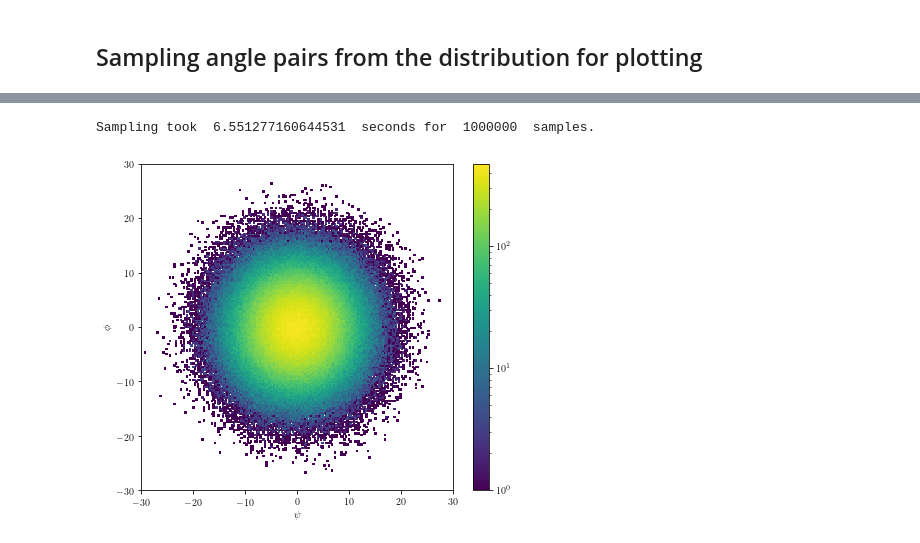
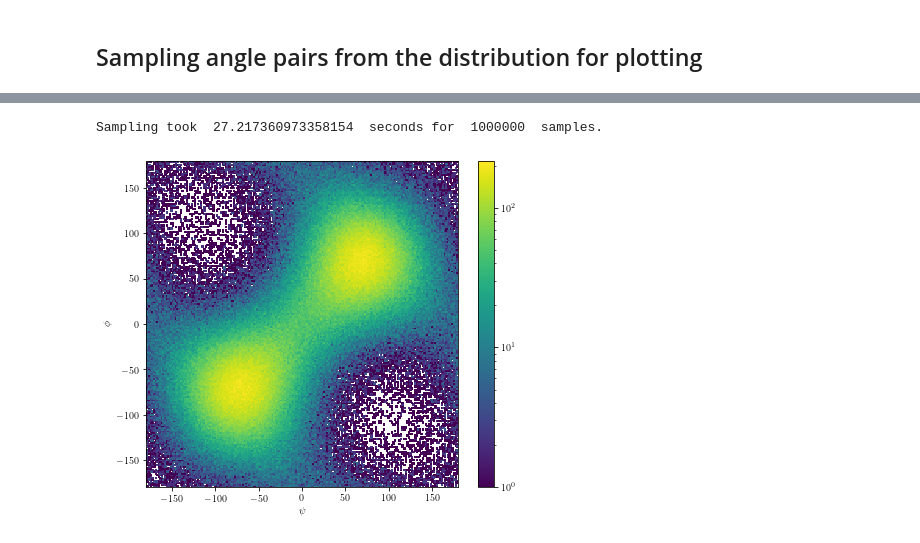
Before and after one commit to teemuronkko/Bioinformatics_Project, a Jupyter notebook: Univariate and Bivariate Von Mises Distributions Numpyro.ipynb, the cells around one changed output, grey strips where cells are left out. Cells and saved outputs as stored; diff of their text form; code cells hidden in the pictures.

```diff
--- a/Univariate and Bivariate Von Mises Distributions Numpyro.ipynb
+++ b/Univariate and Bivariate Von Mises Distributions Numpyro.ipynb
@@ -498,19 +498,19 @@ Sampling took  4.9056031703948975  seconds for  1000000  samples.
 # %%
 mu = np.array([0])
 nu = np.array([0])
-k1 = np.array([100])
-k2 = np.array([100])
-lam = np.array([0])
+k1 = np.array([1])
+k2 = np.array([1])
+lam = np.array([3])
 bvms_a = BivariateVonMises(mu = mu, nu = nu, k1 = k1, k2 = k2, lam = lam)
 rng_key = random.PRNGKey(190)
 
 n = 1000000
 start = time.time()
 angles3 = bvms_a.sample(rng_key, n)
 end = time.time()
 
 print("Sampling took ", end-start, " seconds for ", n , " samples.")
-Ramachandran_plot(angles3, 30, fname = "100_100_0.png", title = "")
+Ramachandran_plot(angles3, 180, fname = "1_1_3.png", title = "")
 # %% [output]
-Sampling took  6.551277160644531  seconds for  1000000  samples.
+Sampling took  27.217360973358154  seconds for  1000000  samples.
-[figure, old version]
+[figure, new version]
```
Also changed, not shown: parts of 3 cells of this notebook, 7 other files.
